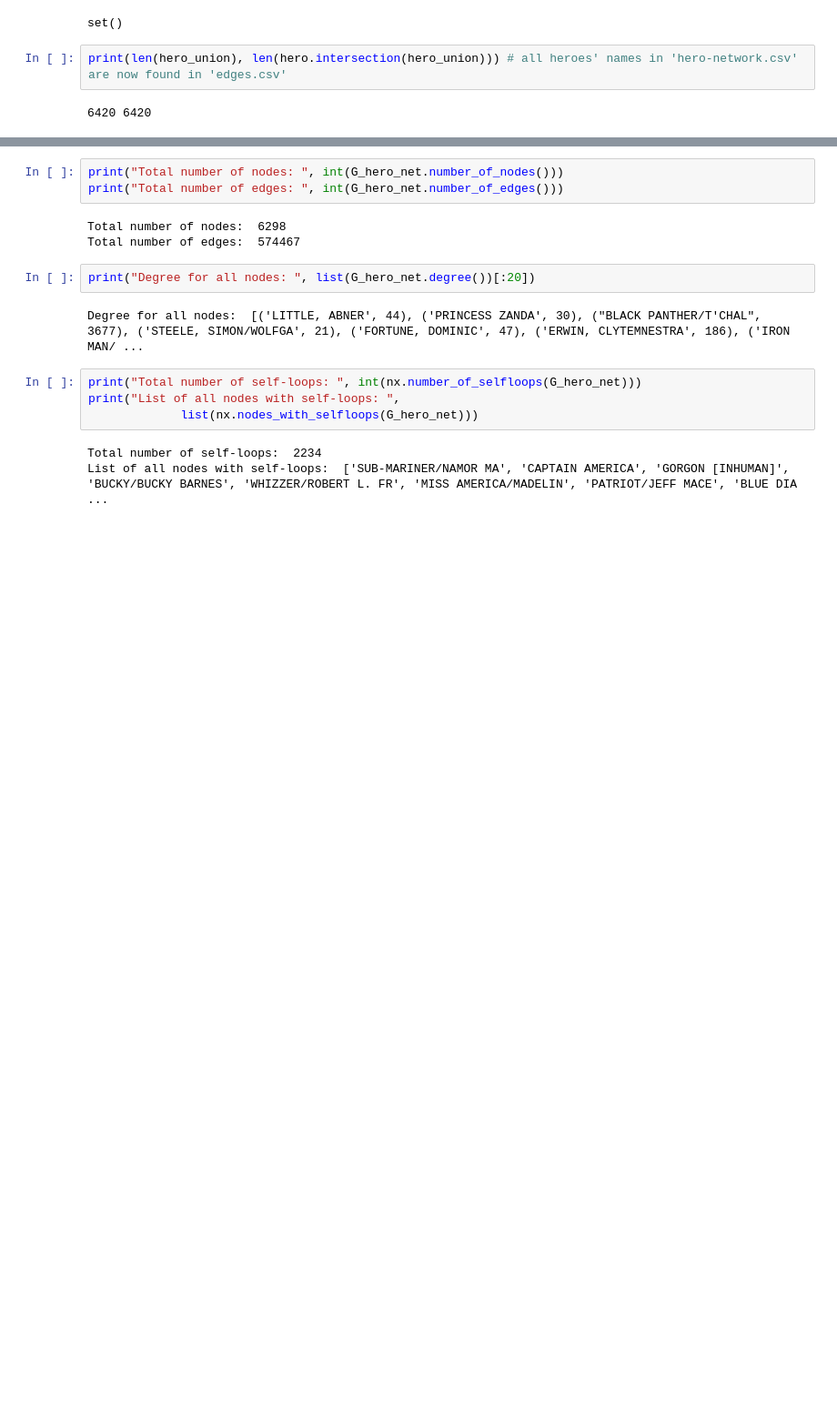
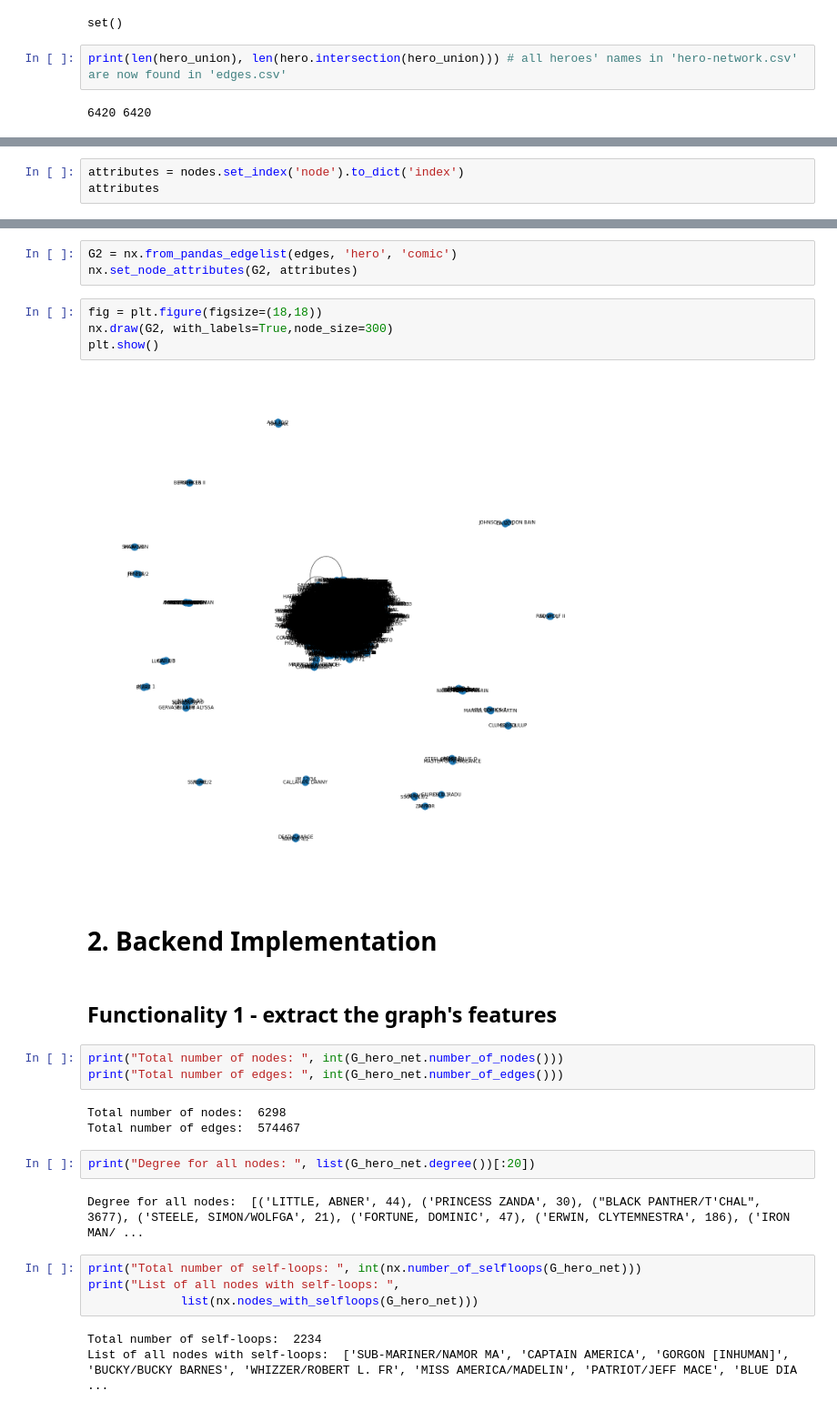
Before and after one commit to eelishh/HW-Marvel-Graphs, a Jupyter notebook: main_HW5.ipynb, the cells around one changed output, grey strips where cells are left out. Shown at 91% size. Cells and saved outputs as stored; diff of their text form; blank space fills up the shorter version.

```diff
--- a/main_HW5.ipynb
+++ b/main_HW5.ipynb
@@ -170,0 +203,3 @@ plt.show()
+# %%
+attributes = nodes.set_index('node').to_dict('index')
+attributes
@@ -171,3 +224,16 @@ plt.show()
+# %%
+G2 = nx.from_pandas_edgelist(edges, 'hero', 'comic')
+nx.set_node_attributes(G2, attributes)
+# %%
+fig = plt.figure(figsize=(18,18))
+nx.draw(G2, with_labels=True,node_size=300)
+plt.show()
+# %% [output]
+[figure, added]
+# %% [markdown]
+# 2. Backend Implementation
+# %% [markdown]
+## Functionality 1 - extract the graph's features
 # %%
 print("Total number of nodes: ", int(G_hero_net.number_of_nodes()))
 print("Total number of edges: ", int(G_hero_net.number_of_edges()))
```
Also changed, not shown: parts of 15 cells of this notebook.
